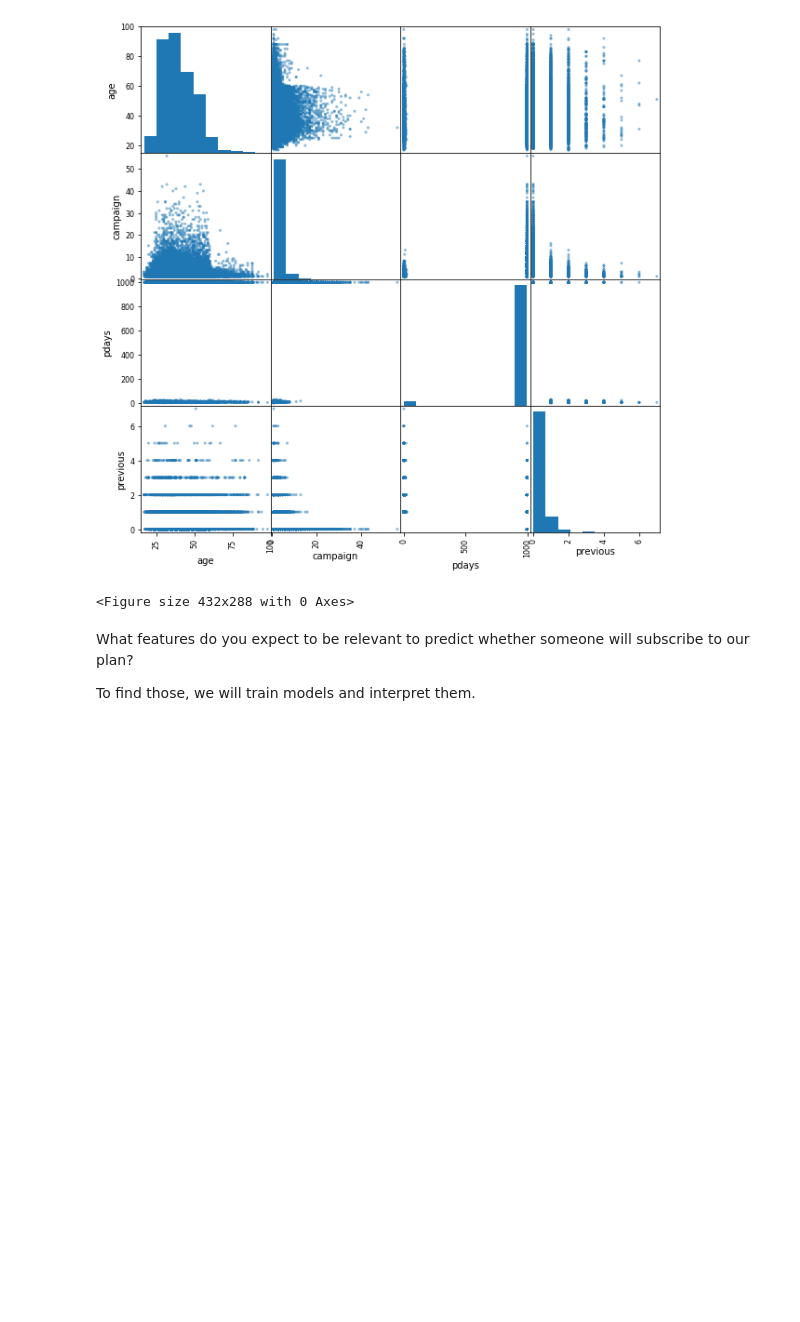
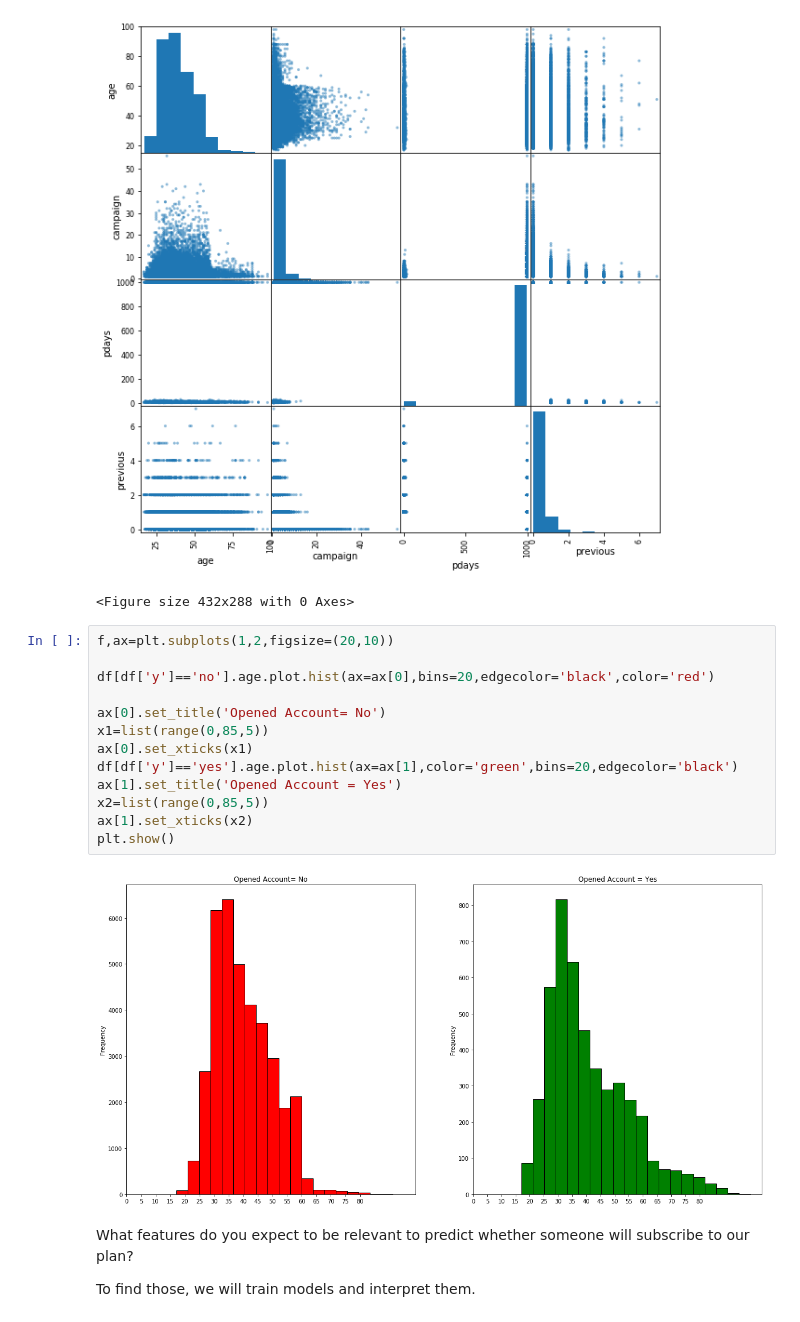
Before and after one commit to mvfolino68/PyconUS_2019-model-interpretability-tutorial, a Jupyter notebook: 01_interpretability_eli5_solution.ipynb, the cells around one changed output. Saved outputs shown, nothing was run; the diff lists cells and outputs as text; blank space fills up the shorter version.

```diff
--- a/01_interpretability_eli5_solution.ipynb
+++ b/01_interpretability_eli5_solution.ipynb
@@ -112,6 +112,21 @@ plt.figure();
 # %% [output]
 [figure]
 <Figure size 432x288 with 0 Axes>
+# %%
+f,ax=plt.subplots(1,2,figsize=(20,10))
+
+df[df['y']=='no'].age.plot.hist(ax=ax[0],bins=20,edgecolor='black',color='red')
+
+ax[0].set_title('Opened Account= No')
+x1=list(range(0,85,5))
+ax[0].set_xticks(x1)
+df[df['y']=='yes'].age.plot.hist(ax=ax[1],color='green',bins=20,edgecolor='black')
+ax[1].set_title('Opened Account = Yes')
+x2=list(range(0,85,5))
+ax[1].set_xticks(x2)
+plt.show()
+# %% [output]
+[figure, added]
 # %% [markdown]
 What features do you expect to be relevant to predict whether someone will subscribe to our plan?
 
```
